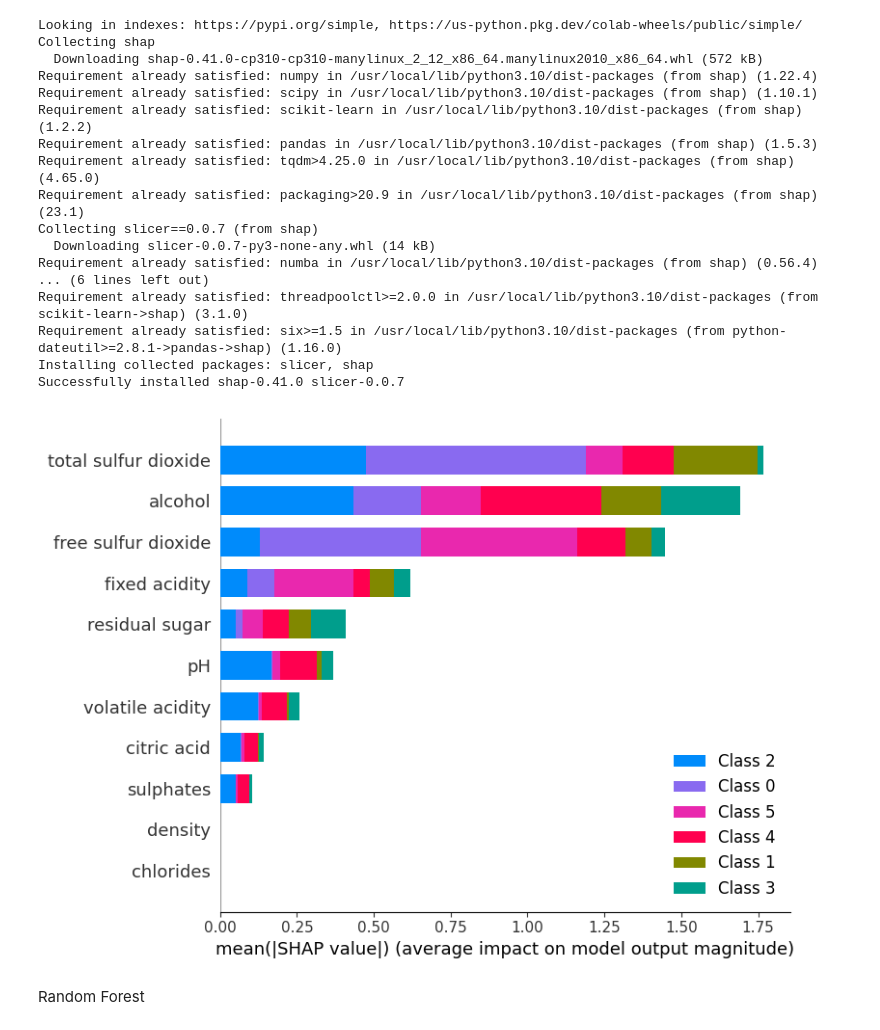
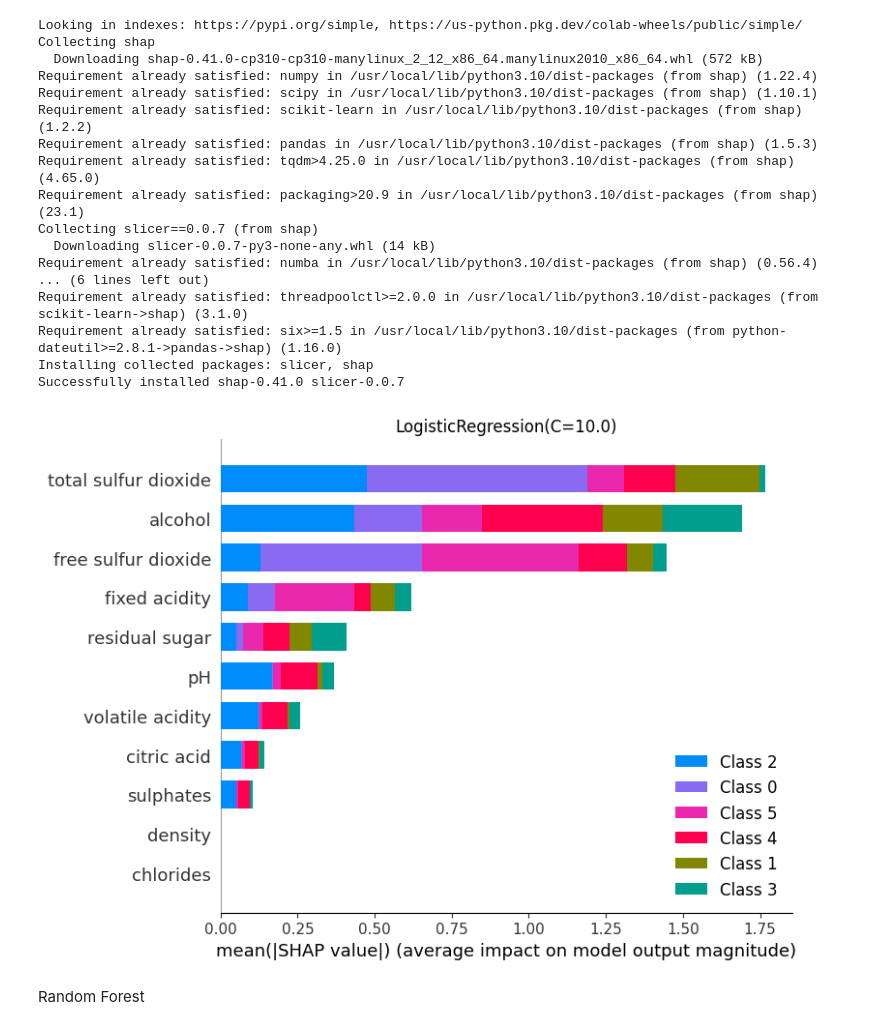
Before and after one commit to WineQualityAnalysis/WineQualityKaggle, a Jupyter notebook: Ordinal_Regression_with_Tabular_Wine_Quality_Dataset.ipynb, the cells around one changed output. Drawn from its saved outputs; the diff is of its cells as text; code cells hidden in the pictures.

```diff
--- a/Ordinal_Regression_with_Tabular_Wine_Quality_Dataset.ipynb
+++ b/Ordinal_Regression_with_Tabular_Wine_Quality_Dataset.ipynb
@@ -393,11 +401,15 @@ Requirement already satisfied: six>=1.5 in /usr/local/lib/python3.10/dist-packag
 Installing collected packages: slicer, shap
 Successfully installed shap-0.41.0 slicer-0.0.7
 # %%
-explainer = shap.LinearExplainer(logreg2, x_train)
-values = explainer.shap_values(x_train)
-shap.summary_plot(values, x_train)
+def shaply(Mode):
+  explainer = shap.LinearExplainer(Mode, x_train)
+  values = explainer.shap_values(x_train)
+  plt.title(Mode)
+  shap.summary_plot(values, x_train)
-# %% [output]
-[figure, removed]
+# %%
+shaply(logreg2)
+# %% [output]
+[figure, added]
 # %% [markdown]
 Random Forest
 # %%
```
Also changed, not shown: parts of 15 cells of this notebook.
